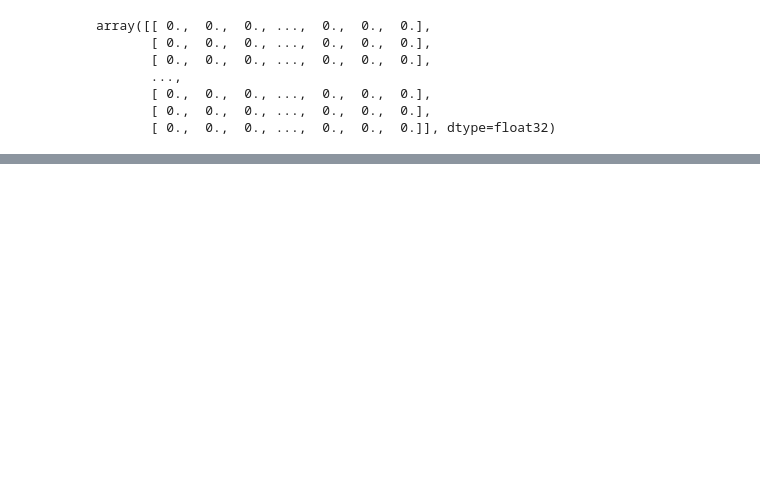
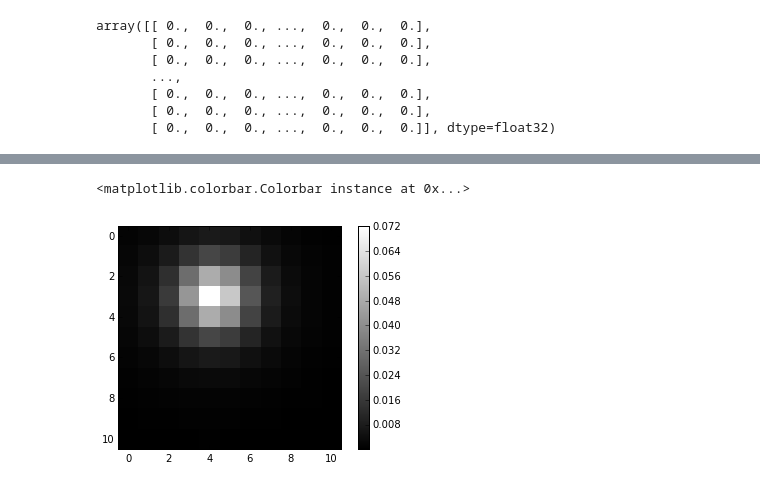
Before and after one commit to lmoustakas/lcolens, a Jupyter notebook: python/test_fitstars.ipynb, the cells around one changed output, grey strips where cells are left out. Drawn from its saved outputs; the diff is of its cells as text; code cells hidden in the pictures; blank space fills up the shorter version.

```diff
--- a/python/test_fitstars.ipynb
+++ b/python/test_fitstars.ipynb
@@ -57,0 +127,5 @@ array([[ 0.,  0.,  0., ...,  0.,  0.,  0.],
+# %%
+pl.imshow(psf.moffat_kernel(-0.8, -2.0, 2, 2), cmap = 'gray', interpolation='nearest'); pl.colorbar()
+# %% [output]
+<matplotlib.colorbar.Colorbar instance at 0x...>
+[figure, added]
```
Also changed, not shown: parts of 19 cells of this notebook, 1 other file.
